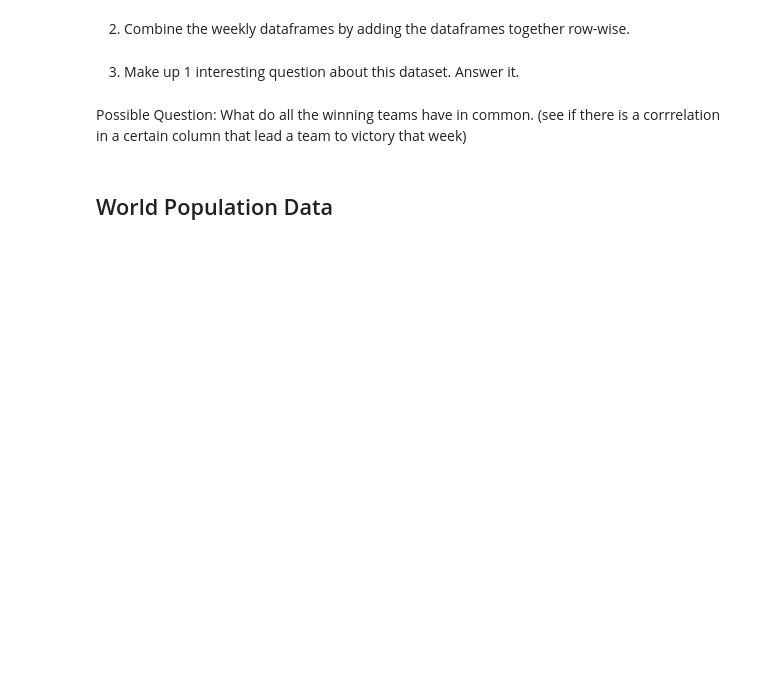
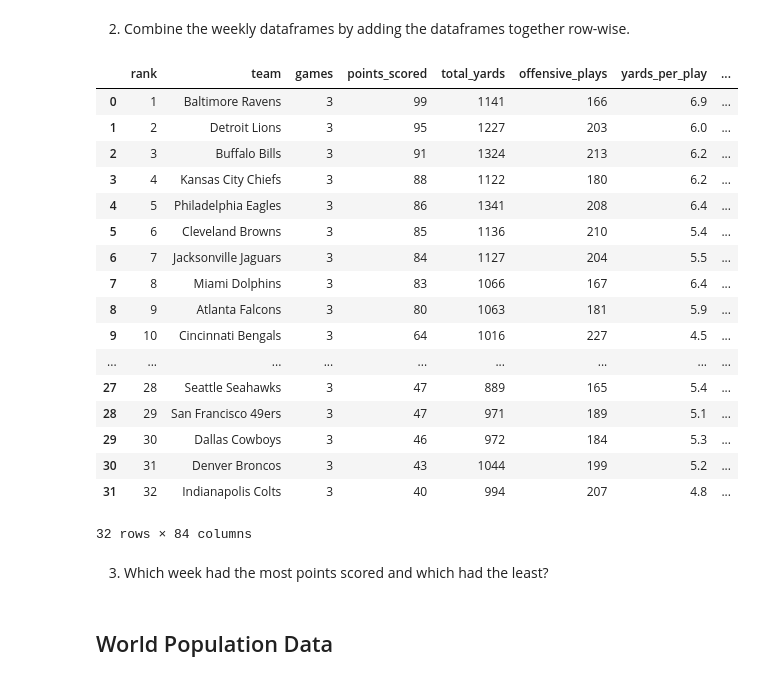
Before and after one commit to kayleeodom/cis277-fa22-Lab4, a Jupyter notebook: Lab4.ipynb, the cells around one changed output. Saved outputs shown, nothing was run; the diff lists cells and outputs as text; code cells hidden in the pictures; blank space fills up the shorter version.

Commit message:
answer

```diff
--- a/Lab4.ipynb
+++ b/Lab4.ipynb
@@ -35,0 +14,4 @@ answer
+# %%
+df_week3.insert(loc=2,column='week',value=3)
+df_week4.insert(loc=2, column='week',value=4)
+df_week5.insert(loc=2,column='week',value=5)
@@ -36,10 +36,29 @@ answer
 # %% [markdown]
 2. Combine the weekly dataframes by adding the dataframes together row-wise.
-# %% [markdown]
-3. Make up 1 interesting question about this dataset. Answer it.
-# %% [markdown]
-Possible Question:
-What do all the winning teams have in common. (see if there is a corrrelation in a certain column that lead a team to victory that week)
+# %%
+dataframe2 = pd.concat([df_week3,df_week4,df_week5], axis=1)
+dataframe2
+# %% [output]
+|  | rank | team | games | points_scored | total_yards | offensive_plays | yards_per_play | ... |
+| 0 | 1 | Baltimore Ravens | 3 | 99 | 1141 | 166 | 6.9 | ... |
+| 1 | 2 | Detroit Lions | 3 | 95 | 1227 | 203 | 6.0 | ... |
+| 2 | 3 | Buffalo Bills | 3 | 91 | 1324 | 213 | 6.2 | ... |
+| 3 | 4 | Kansas City Chiefs | 3 | 88 | 1122 | 180 | 6.2 | ... |
+| 4 | 5 | Philadelphia Eagles | 3 | 86 | 1341 | 208 | 6.4 | ... |
+| 5 | 6 | Cleveland Browns | 3 | 85 | 1136 | 210 | 5.4 | ... |
+| 6 | 7 | Jacksonville Jaguars | 3 | 84 | 1127 | 204 | 5.5 | ... |
+| 7 | 8 | Miami Dolphins | 3 | 83 | 1066 | 167 | 6.4 | ... |
+| 8 | 9 | Atlanta Falcons | 3 | 80 | 1063 | 181 | 5.9 | ... |
+| 9 | 10 | Cincinnati Bengals | 3 | 64 | 1016 | 227 | 4.5 | ... |
+| ... | ... | ... | ... | ... | ... | ... | ... | ... |
+| 27 | 28 | Seattle Seahawks | 3 | 47 | 889 | 165 | 5.4 | ... |
+| 28 | 29 | San Francisco 49ers | 3 | 47 | 971 | 189 | 5.1 | ... |
+| 29 | 30 | Dallas Cowboys | 3 | 46 | 972 | 184 | 5.3 | ... |
+| 30 | 31 | Denver Broncos | 3 | 43 | 1044 | 199 | 5.2 | ... |
+| 31 | 32 | Indianapolis Colts | 3 | 40 | 994 | 207 | 4.8 | ... |
+32 rows × 84 columns
+# %% [markdown]
+3. Which week had the most points scored and which had the least?
 # %% [markdown]
 ## World Population Data
 # %%
```
Also changed, not shown: parts of 3 cells of this notebook.
